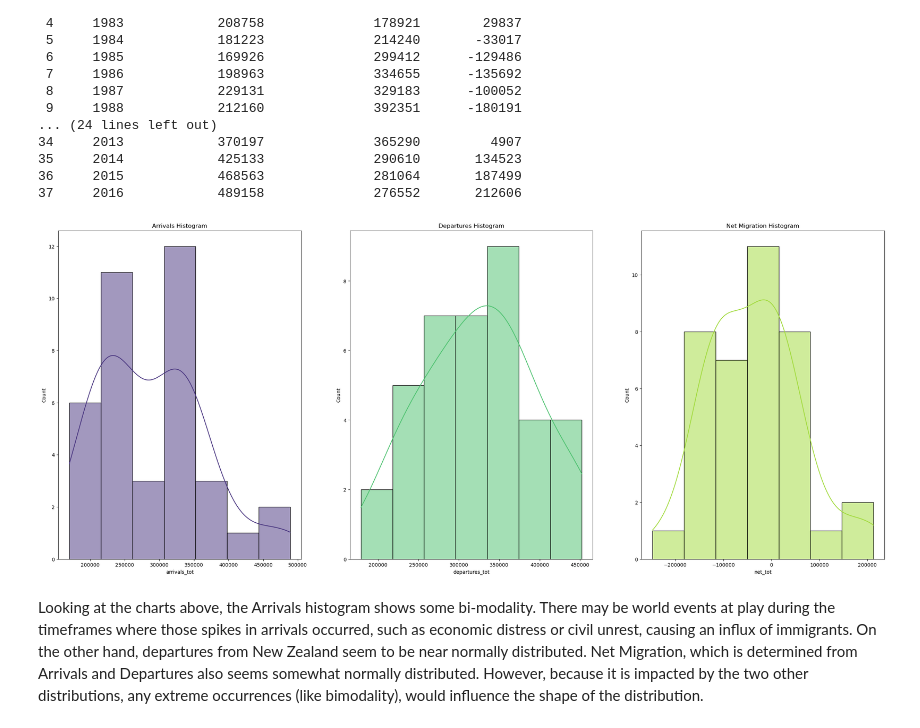
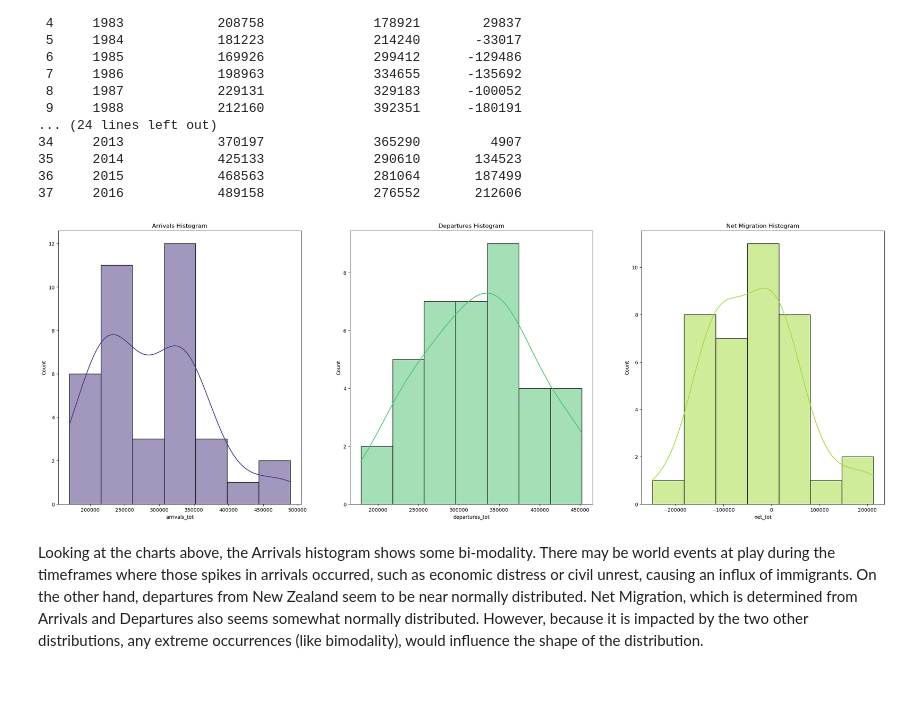
Before and after one commit to lammypi/Data-Science-Explorations, a Jupyter notebook: nz-migration-stats.ipynb, the cells around one changed output. Drawn from its saved outputs; the diff is of its cells as text; code cells hidden in the pictures; blank space fills up the shorter version.

```diff
--- a/nz-migration-stats.ipynb
+++ b/nz-migration-stats.ipynb
@@ -261,24 +272,24 @@ print(tbl.tabulate(yearly_migration_summary,
 # %%
 ### Histograms of arrivals, departures, and net migration
 # Make subplots
-fig, (ax0, ax1, ax2) = plt.subplots(ncols=3, figsize = (30,12))
+fig, (ax0, ax1, ax2) = plt.subplots(ncols=3, figsize = (30,10))
 
 # Arrivals
 sns.histplot(data = yearly_migration_summary, x = 'arrivals_tot', kde = True, color = palette[0], ax = ax0)
 ax0.set_title("Arrivals Histogram")
 
 # Departures
 sns.histplot(data = yearly_migration_summary, x = 'departures_tot', kde = True, color = palette[4], ax = ax1)
 ax1.set_title("Departures Histogram")
 
 # Net
 sns.histplot(data = yearly_migration_summary, x = 'net_tot', kde = True, color = palette[5], ax = ax2)
 ax2.set_title("Net Migration Histogram")
 
 # View
 fig.show()
 # %% [output]
-[figure, old version]
+[figure, new version]
 # %% [markdown]
 Looking at the charts above, the Arrivals histogram shows some bi-modality. There may be world events at play during the timeframes where those spikes in arrivals occurred, such as economic distress or civil unrest, causing an influx of immigrants. On the other hand, departures from New Zealand seem to be near normally distributed. Net Migration, which is determined from Arrivals and Departures also seems somewhat normally distributed. However, because it is impacted by the two other distributions, any extreme occurrences (like bimodality), would influence the shape of the distribution.
 # %% [markdown]
```
Also changed, not shown: parts of 8 cells of this notebook.
